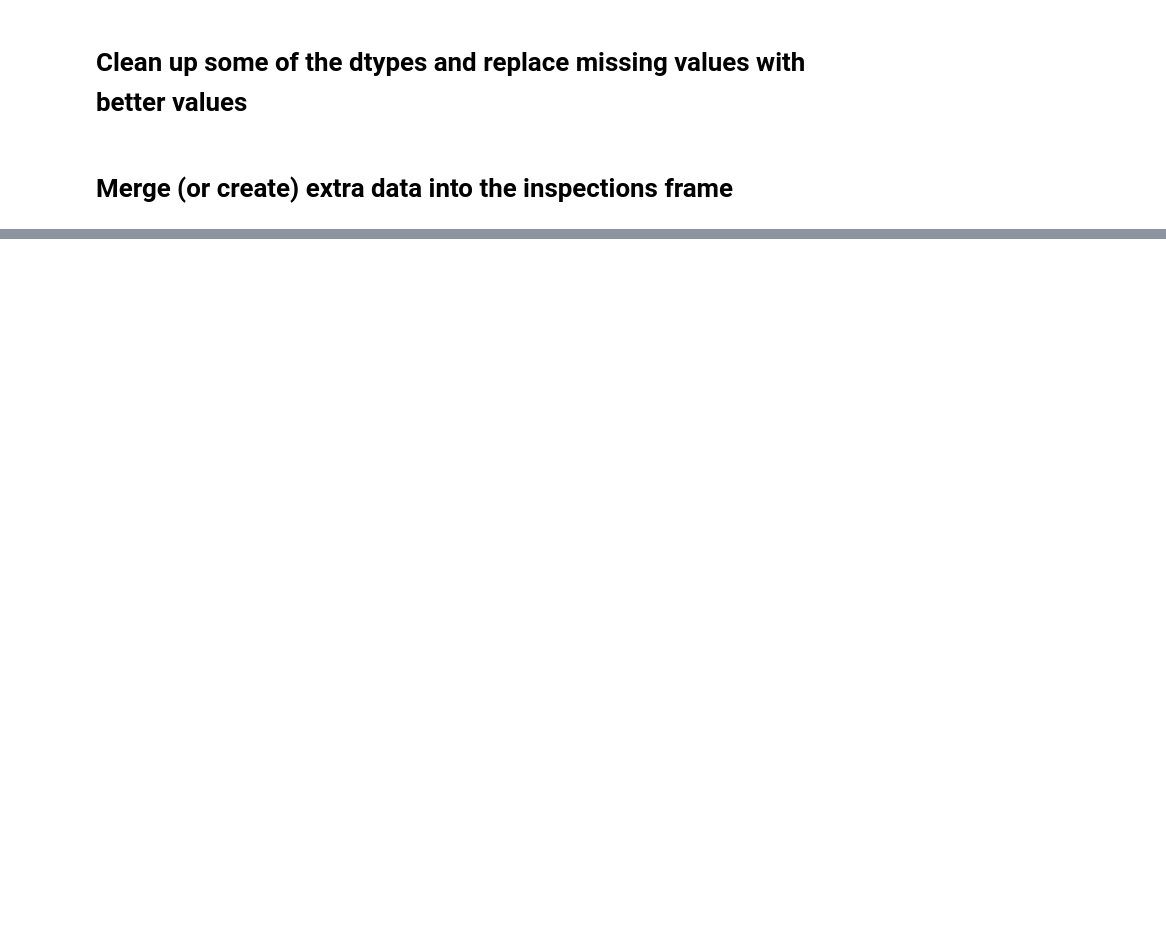
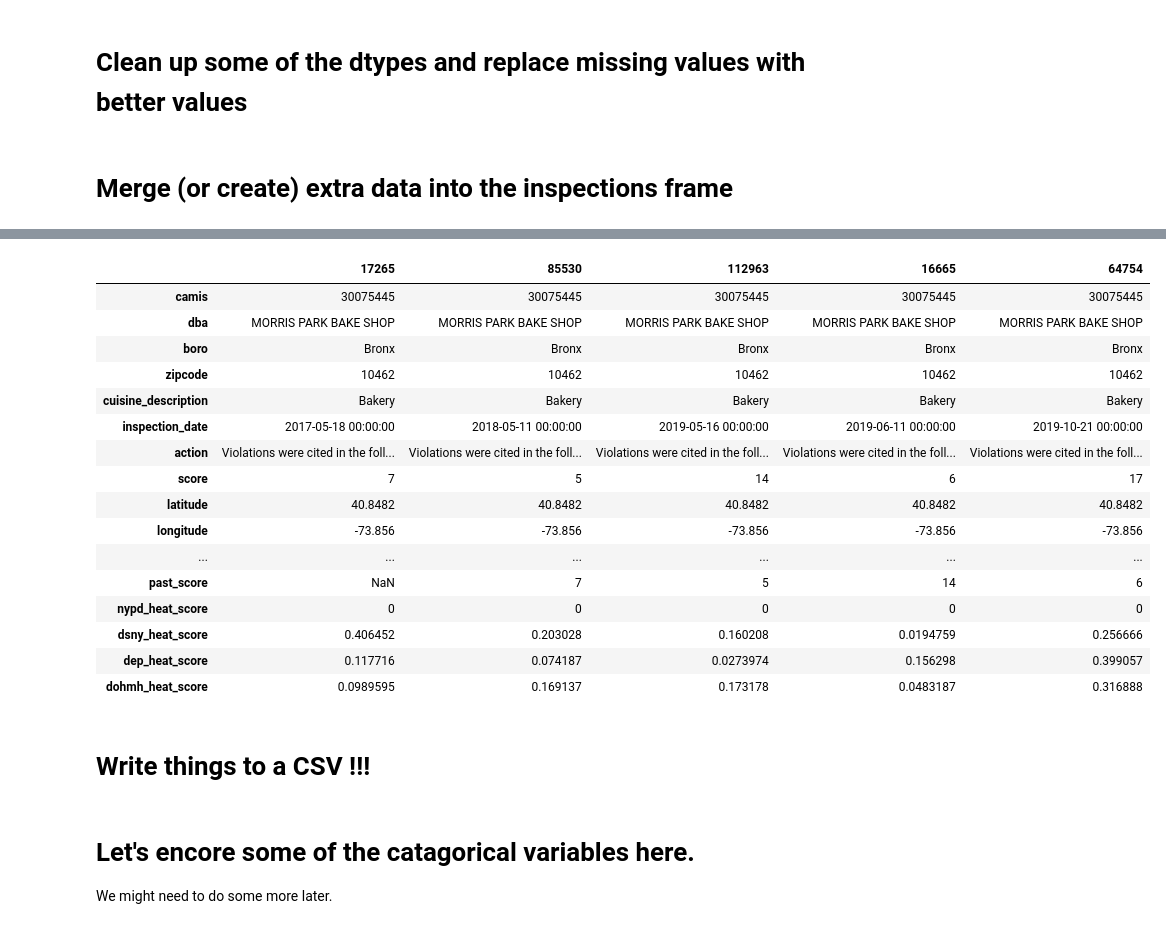
Before and after one commit to boada/inspectorAI, a Jupyter notebook: 03. Initial ETL.ipynb, the cells around one changed output, grey strips where cells are left out. Cells and saved outputs as stored; diff of their text form; code cells hidden in the pictures; blank space fills up the shorter version.

```diff
--- a/03. Initial ETL.ipynb
+++ b/03. Initial ETL.ipynb
@@ -149,0 +178,3 @@ inspecs_2016.critical_flag.replace(np.nan, 'N', inplace=True)
+# %%
+heatmap_frame = threeoneone[threeoneone.complaint_type.isin(DSNY_311)]
+target_frame = score_heatmap(inspecs, target_frame, heatmap_frame, 'inspection_date', 'dsny_heat_score')
@@ -149,0 +183,3 @@ inspecs_2016.critical_flag.replace(np.nan, 'N', inplace=True)
+# %%
+heatmap_frame = threeoneone[threeoneone.complaint_type.isin(DEP_311)]
+target_frame = score_heatmap(inspecs, target_frame, heatmap_frame, 'inspection_date', 'dep_heat_score')
@@ -149,0 +188,3 @@ inspecs_2016.critical_flag.replace(np.nan, 'N', inplace=True)
+# %%
+heatmap_frame = threeoneone[threeoneone.complaint_type.isin(DOHMH_311)]
+target_frame = score_heatmap(inspecs, target_frame, heatmap_frame, 'inspection_date', 'dohmh_heat_score')
@@ -149,0 +205,24 @@ inspecs_2016.critical_flag.replace(np.nan, 'N', inplace=True)
+# %%
+inspecs_scores = inspecs.merge(target_frame, left_index=True, right_index=True)
+# %%
+inspecs_scores.head(5).T
+# %% [output]
+|  | 17265 | 85530 | 112963 | 16665 | 64754 |
+| camis | 30075445 | 30075445 | 30075445 | 30075445 | 30075445 |
+| dba | MORRIS PARK BAKE SHOP | MORRIS PARK BAKE SHOP | MORRIS PARK BAKE SHOP | MORRIS PARK BAKE SHOP | MORRIS PARK BAKE SHOP |
+| boro | Bronx | Bronx | Bronx | Bronx | Bronx |
+| zipcode | 10462 | 10462 | 10462 | 10462 | 10462 |
+| cuisine_description | Bakery | Bakery | Bakery | Bakery | Bakery |
+| inspection_date | 2017-05-18 00:00:00 | 2018-05-11 00:00:00 | 2019-05-16 00:00:00 | 2019-06-11 00:00:00 | 2019-10-21 00:00:00 |
+| action | Violations were cited in the foll... | Violations were cited in the foll... | Violations were cited in the foll... | Violations were cited in the foll... | Violations were cited in the foll... |
+| score | 7 | 5 | 14 | 6 | 17 |
+| latitude | 40.8482 | 40.8482 | 40.8482 | 40.8482 | 40.8482 |
+| longitude | -73.856 | -73.856 | -73.856 | -73.856 | -73.856 |
+| ... | ... | ... | ... | ... | ... |
+| past_score | NaN | 7 | 5 | 14 | 6 |
+| nypd_heat_score | 0 | 0 | 0 | 0 | 0 |
+| dsny_heat_score | 0.406452 | 0.203028 | 0.160208 | 0.0194759 | 0.256666 |
+| dep_heat_score | 0.117716 | 0.074187 | 0.0273974 | 0.156298 | 0.399057 |
+| dohmh_heat_score | 0.0989595 | 0.169137 | 0.173178 | 0.0483187 | 0.316888 |
+# %% [markdown]
+# Write things to a CSV !!!
@@ -150,3 +231,7 @@ inspecs_2016.critical_flag.replace(np.nan, 'N', inplace=True)
+# %% [markdown]
+# Let's encore some of the catagorical variables here.
+
+We might need to do some more later.
 # %%
 # convert some of the catagorical data into numerical data
 enc = preprocessing.OrdinalEncoder()
```
Also changed, not shown: parts of 30 cells of this notebook, 1 other file.
